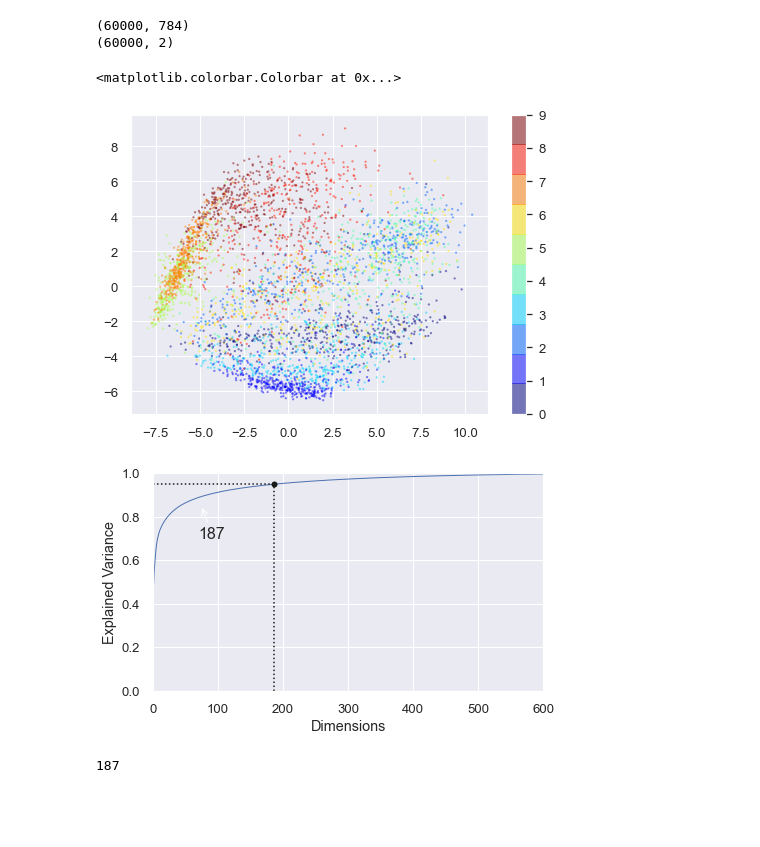
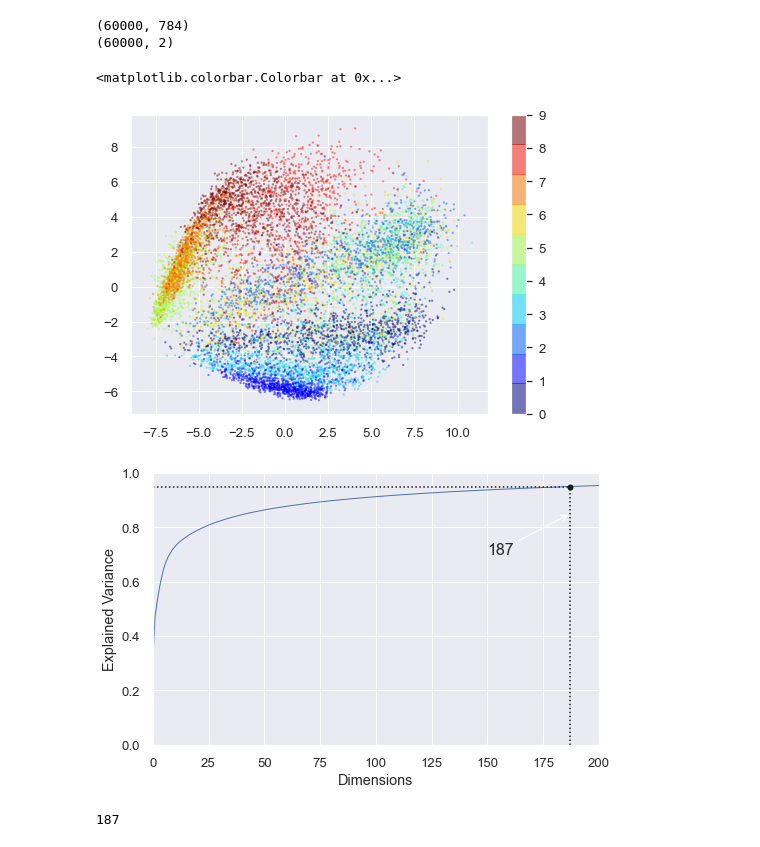
Before and after one commit to noamya-sh/Final-project-SemesterB, a Jupyter notebook: Fashion-Mnist.ipynb, the cells around one changed output. Saved outputs shown, nothing was run; the diff lists cells and outputs as text; code cells hidden in the pictures; blank space fills up the shorter version.

```diff
--- a/Fashion-Mnist.ipynb
+++ b/Fashion-Mnist.ipynb
@@ -181,33 +181,33 @@ print(pca_result.shape)
 (60000, 784)
 (60000, 2)
 # %%
-plt.scatter(pca_result[:4000, 0], pca_result[:4000, 1], c=y_train[:4000], edgecolor='none', alpha=0.5,
+plt.scatter(pca_result[:10000, 0], pca_result[:10000, 1], c=y_train[:10000], edgecolor='none', alpha=0.5,
            cmap=plt.get_cmap('jet', 10), s=5)
 plt.colorbar()
 # %% [output]
 <matplotlib.colorbar.Colorbar at 0x...>
-[figure, old version]
+[figure, new version]
 # %%
 pca = PCA()
 pca.fit(x_train)
 cumsum = np.cumsum(pca.explained_variance_ratio_)
 d = np.argmax(cumsum >= 0.95) + 1
 # %%
-plt.figure(figsize=(7,4))
+plt.figure(figsize=(8,5))
 plt.plot(cumsum, linewidth=1)
-plt.axis([0, 600, 0, 1])
+plt.axis([0, 200, 0, 1])
 plt.xlabel("Dimensions")
 plt.ylabel("Explained Variance")
 plt.plot([d, d], [0, 0.95], "k:")
 plt.plot([0, d], [0.95, 0.95], "k:")
 plt.plot(d, 0.95, "ko")
-plt.annotate(d, xy=(65, 0.85), xytext=(70, 0.7),
+plt.annotate(d, xy=(187, 0.85), xytext=(150, 0.7),
              arrowprops=dict(arrowstyle="->"), fontsize=16)
 plt.grid(True)
 
 plt.show()
 # %% [output]
-[figure, old version]
+[figure, new version]
 # %%
 from sklearn.decomposition import PCA
 
```
Also changed, not shown: parts of 6 cells of this notebook.
